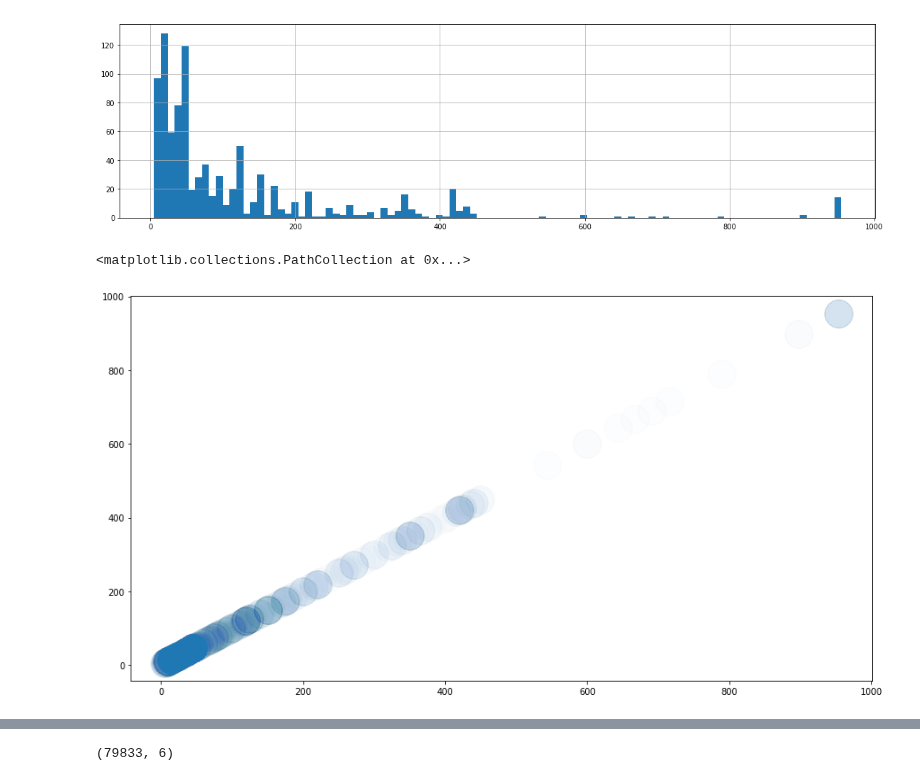
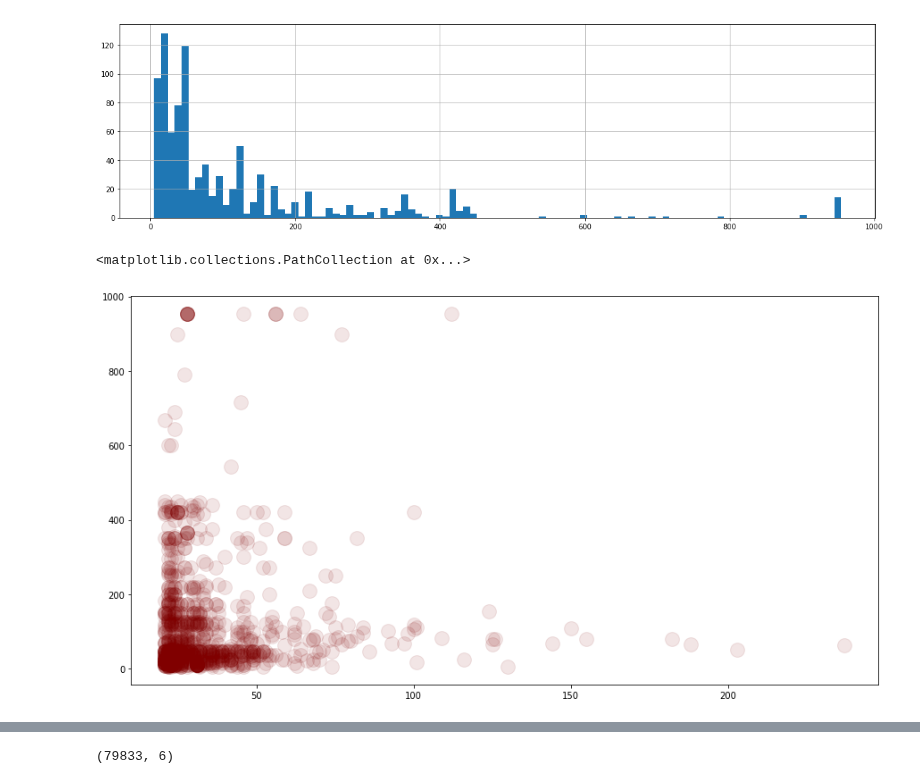
Before and after one commit to mrkjhsn/City-of-Phoenix-Vendor-Payments, a Jupyter notebook: vendor_analysis.ipynb, the cells around one changed output, grey strips where cells are left out. Cells and saved outputs as stored; diff of their text form; code cells hidden in the pictures.

```diff
--- a/vendor_analysis.ipynb
+++ b/vendor_analysis.ipynb
@@ -268,14 +268,15 @@ identical_pay_group[(identical_pay_group[0] > 20) & (identical_pay_group['invoic
 # %%
 # fig, ax = plt.subplots(figsize=(15, 5))
 plt.figure(figsize=(15, 8))
 
 # graph idential payments on both x and y axis
 plt.scatter(identical_pay_group[(identical_pay_group[0] > 20)
-                                & (identical_pay_group['invoice_net_amt'] < 1000)]['invoice_net_amt'],
+                                & (identical_pay_group['invoice_net_amt'] < 1000)].iloc[:,5],
             identical_pay_group[(identical_pay_group[0] > 20)
                                 & (identical_pay_group['invoice_net_amt'] < 1000)]['invoice_net_amt'],
-           alpha=.01,
-           s=1000)
+           alpha=.1,
+           s=250,
+           color='maroon')
 # %% [output]
 <matplotlib.collections.PathCollection at 0x...>
-[figure, old version]
+[figure, new version]
```
Also changed, not shown: parts of 13 cells of this notebook.
